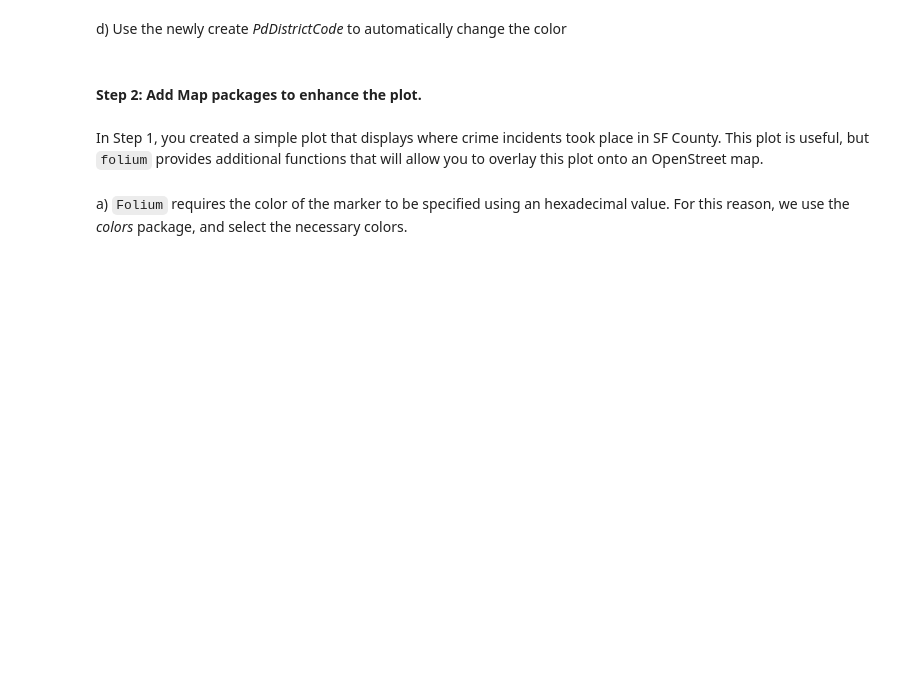
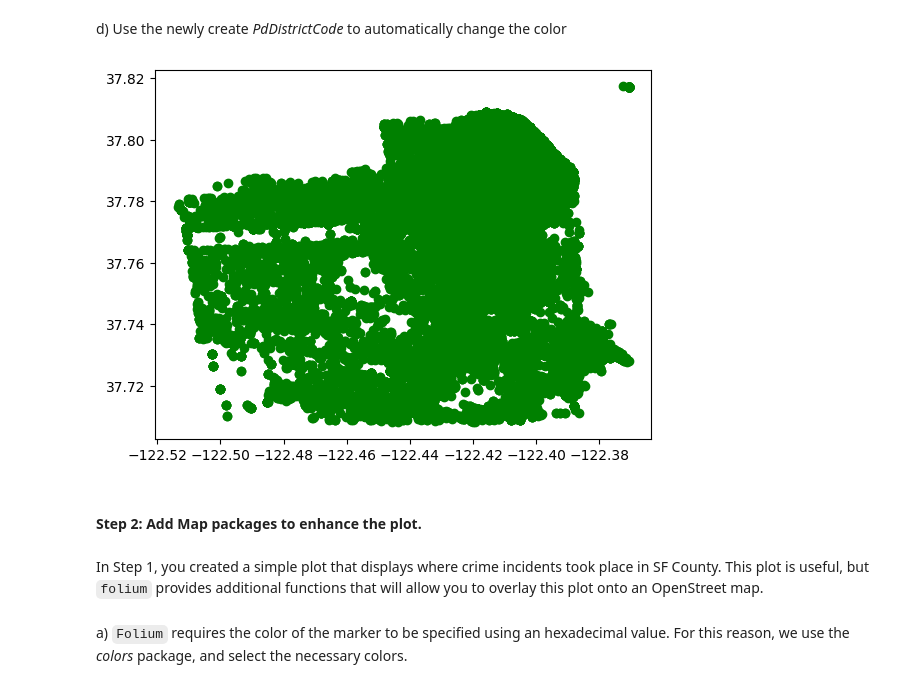
Before and after one commit to NicoNL/phytonELTE2024, a Jupyter notebook: LAB7/2.2.4.5 Lab - San Francisco Crime.ipynb, the cells around one changed output. Saved outputs shown, nothing was run; the diff lists cells and outputs as text; code cells hidden in the pictures; blank space fills up the shorter version.

```diff
--- a/LAB7/2.2.4.5 Lab - San Francisco Crime.ipynb
+++ b/LAB7/2.2.4.5 Lab - San Francisco Crime.ipynb
@@ -365,0 +363,6 @@ plt.show()
+# %%
+# Code cell 22
+pd_districts = numpy.unique(f['PdDistrict'])
+pd_districts
+pd_districts_levels = dict(zip(pd_districts, range(len(pd_districts))))
+pd_districts_levels
@@ -369,0 +382,4 @@ c) Use `apply` and `lambda` to add the police deparment integer id to a new colu
+# %%
+# Code cell 23
+f['PdDistrictCode'] = f['PdDistrict'].apply(lambda row: pd_districts_levels[row])
+f
@@ -374,3 +402,9 @@ d) Use the newly create *PdDistrictCode* to automatically change the color
+# %%
+# Code cell 24
+plt.scatter(f['X'], f['Y'], c=['green'])
+plt.show()
+# %% [output]
+[figure, added]
 # %% [markdown]
 #### Step 2: Add Map packages to enhance the plot.
 # %% [markdown]
```
Also changed, not shown: parts of 13 cells of this notebook, 1 other file.
